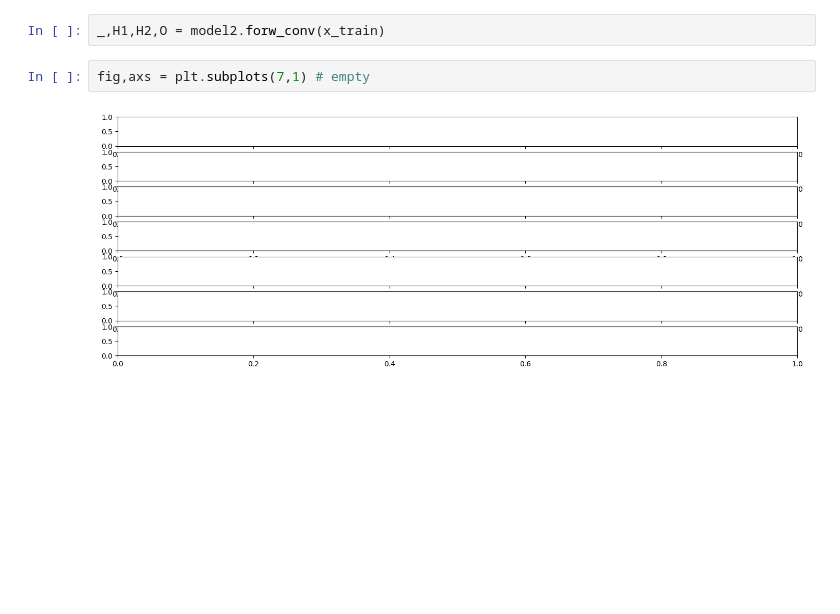
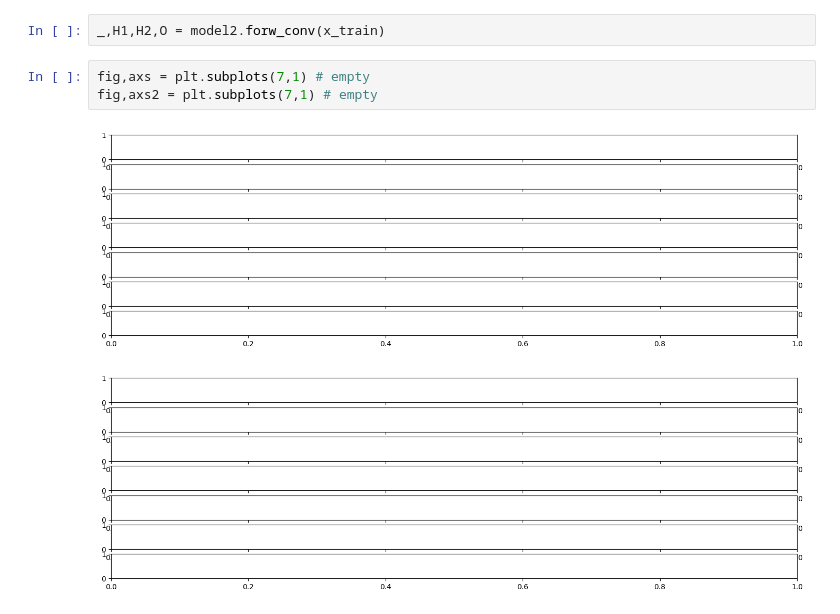
Before and after one commit to katduecker/dnn_osci, a Jupyter notebook: DynNN_figures_thesis.ipynb, the cells around one changed output. Cells and saved outputs as stored; diff of their text form; blank space fills up the shorter version.

```diff
--- a/DynNN_figures_thesis.ipynb
+++ b/DynNN_figures_thesis.ipynb
@@ -1573,8 +1587,10 @@ fig.savefig('/content/drive/MyDrive/dynamics_NN_two_inputs_allcomb.png')
 _,H1,H2,O = model2.forw_conv(x_train)
 # %%
 fig,axs = plt.subplots(7,1) # empty
+fig,axs2 = plt.subplots(7,1) # empty
 # %% [output]
-[figure, old version]
+[figure, new version]
+[figure, added]
 # %%
 ## Activation change over time for E & A combination
 
```
Also changed, not shown: parts of 21 cells of this notebook.
